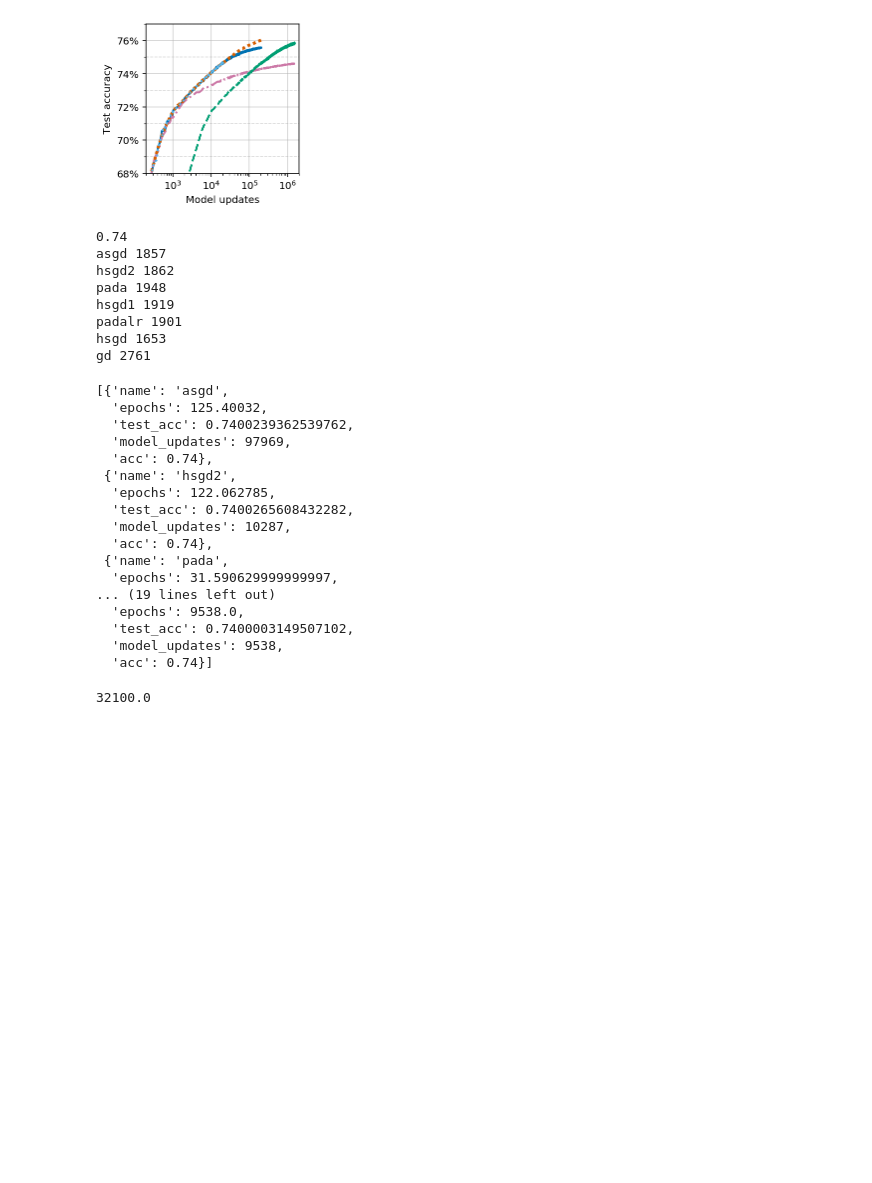
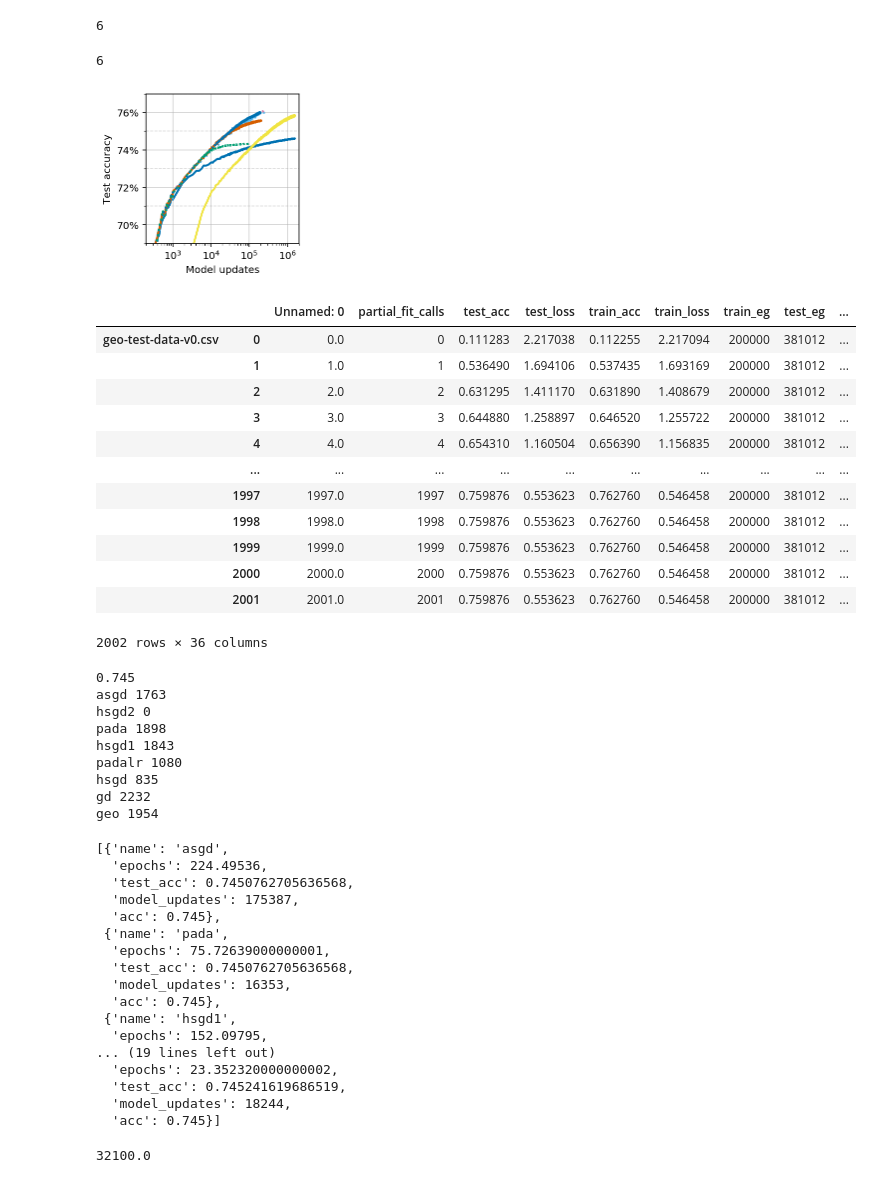
Before and after one commit to stsievert/adadamp-experiments, a Jupyter notebook: exp-cnvx/Viz.ipynb, the cells around one changed output. Saved outputs shown, nothing was run; the diff lists cells and outputs as text; code cells hidden in the pictures; blank space fills up the shorter version.

```diff
--- a/exp-cnvx/Viz.ipynb
+++ b/exp-cnvx/Viz.ipynb
@@ -116,3 +141,11 @@ WIDTHS = [2, 2, 2, 3, 2, 2, 2]
+# %%
+len(COLORS)
+# %% [output]
+6
+# %%
+len(DAMPERS)
+# %% [output]
+6
 # %%
 import matplotlib.pyplot as plt
 plt.style.use("seaborn-colorblind")
@@ -161,7 +194,6 @@ y = "test_acc"
 w = 2.75
 kwargs = dict(hues=COLORS, hue_order=DAMPERS, styles=STYLES, labels=LABELS, w=w, widths=WIDTHS)
 fig, ax = lineplot(show, x, y, **kwargs)
-ylim = (0.68, 0.77)
 ax.set_ylim(*ylim)
 ax.grid(alpha=0.6)
 ax.set_ylabel("Test accuracy")
@@ -176,17 +208,35 @@ ax.yaxis.set_minor_locator(plt.FixedLocator(odd_percs / 100))
 ax.grid(alpha=0.5, which="minor", axis="y", linestyle="--")
 ax.legend_.remove()
 # ax.legend(loc="lower right")
-# ax.legend?
+# ax.legend?o
 fig.savefig("padadamp-mu.pdf", bbox_inches="tight")
 # %% [output]
-[figure, old version]
+[figure, new version]
+# %%
+df[df.name == "geo"]
+# %% [output]
+|  |  | Unnamed: 0 | partial_fit_calls | test_acc | test_loss | train_acc | train_loss | train_eg | test_eg | ... |
+| geo-test-data-v0.csv | 0 | 0.0 | 0 | 0.111283 | 2.217038 | 0.112255 | 2.217094 | 200000 | 381012 | ... |
+|  | 1 | 1.0 | 1 | 0.536490 | 1.694106 | 0.537435 | 1.693169 | 200000 | 381012 | ... |
+|  | 2 | 2.0 | 2 | 0.631295 | 1.411170 | 0.631890 | 1.408679 | 200000 | 381012 | ... |
+|  | 3 | 3.0 | 3 | 0.644880 | 1.258897 | 0.646520 | 1.255722 | 200000 | 381012 | ... |
+|  | 4 | 4.0 | 4 | 0.654310 | 1.160504 | 0.656390 | 1.156835 | 200000 | 381012 | ... |
+|  | ... | ... | ... | ... | ... | ... | ... | ... | ... | ... |
+|  | 1997 | 1997.0 | 1997 | 0.759876 | 0.553623 | 0.762760 | 0.546458 | 200000 | 381012 | ... |
+|  | 1998 | 1998.0 | 1998 | 0.759876 | 0.553623 | 0.762760 | 0.546458 | 200000 | 381012 | ... |
+|  | 1999 | 1999.0 | 1999 | 0.759876 | 0.553623 | 0.762760 | 0.546458 | 200000 | 381012 | ... |
+|  | 2000 | 2000.0 | 2000 | 0.759876 | 0.553623 | 0.762760 | 0.546458 | 200000 | 381012 | ... |
+|  | 2001 | 2001.0 | 2001 | 0.759876 | 0.553623 | 0.762760 | 0.546458 | 200000 | 381012 | ... |
+2002 rows × 36 columns
 # %%
-acc = 0.740
+acc = 0.745
 print(acc)
 out = []
 for name in df.name.unique():
     s = df[(df.name == name) & (df.test_acc >= acc)]
     print(name, len(s))
+    if len(s) == 0:
+        continue
     idx = np.abs(s.test_acc - acc).idxmin()
     mu = s.loc[idx, "model_updates"]
     epochs = s.loc[idx, "epochs"]
@@ -194,31 +244,32 @@ for name in df.name.unique():
     out.append({"name": name, "epochs": epochs, "test_acc": test_acc, "model_updates": mu, "acc": acc})
 out
 # %% [output]
-0.74
-asgd 1857
-hsgd2 1862
-pada 1948
-hsgd1 1919
-padalr 1901
-hsgd 1653
-gd 2761
+0.745
+asgd 1763
+hsgd2 0
+pada 1898
+hsgd1 1843
+padalr 1080
+hsgd 835
+gd 2232
+geo 1954
 [{'name': 'asgd',
-  'epochs': 125.40032,
-  'test_acc': 0.7400239362539762,
-  'model_updates': 97969,
-  'acc': 0.74},
- {'name': 'hsgd2',
-  'epochs': 122.062785,
-  'test_acc': 0.7400265608432282,
-  'model_updates': 10287,
-  'acc': 0.74},
+  'epochs': 224.49536,
+  'test_acc': 0.7450762705636568,
+  'model_updates': 175387,
+  'acc': 0.745},
  {'name': 'pada',
-  'epochs': 31.590629999999997,
+  'epochs': 75.72639000000001,
+  'test_acc': 0.7450762705636568,
+  'model_updates': 16353,
+  'acc': 0.745},
+ {'name': 'hsgd1',
+  'epochs': 152.09795,
 ... (19 lines left out)
-  'epochs': 9538.0,
-  'test_acc': 0.7400003149507102,
-  'model_updates': 9538,
-  'acc': 0.74}]
+  'epochs': 23.352320000000002,
+  'test_acc': 0.745241619686519,
+  'model_updates': 18244,
+  'acc': 0.745}]
 # %%
 s = show[show.name == "gd"]
 idx = np.abs(s.test_acc - 0.75).idxmin()
```
Also changed, not shown: parts of 12 cells of this notebook, 4 other files.
